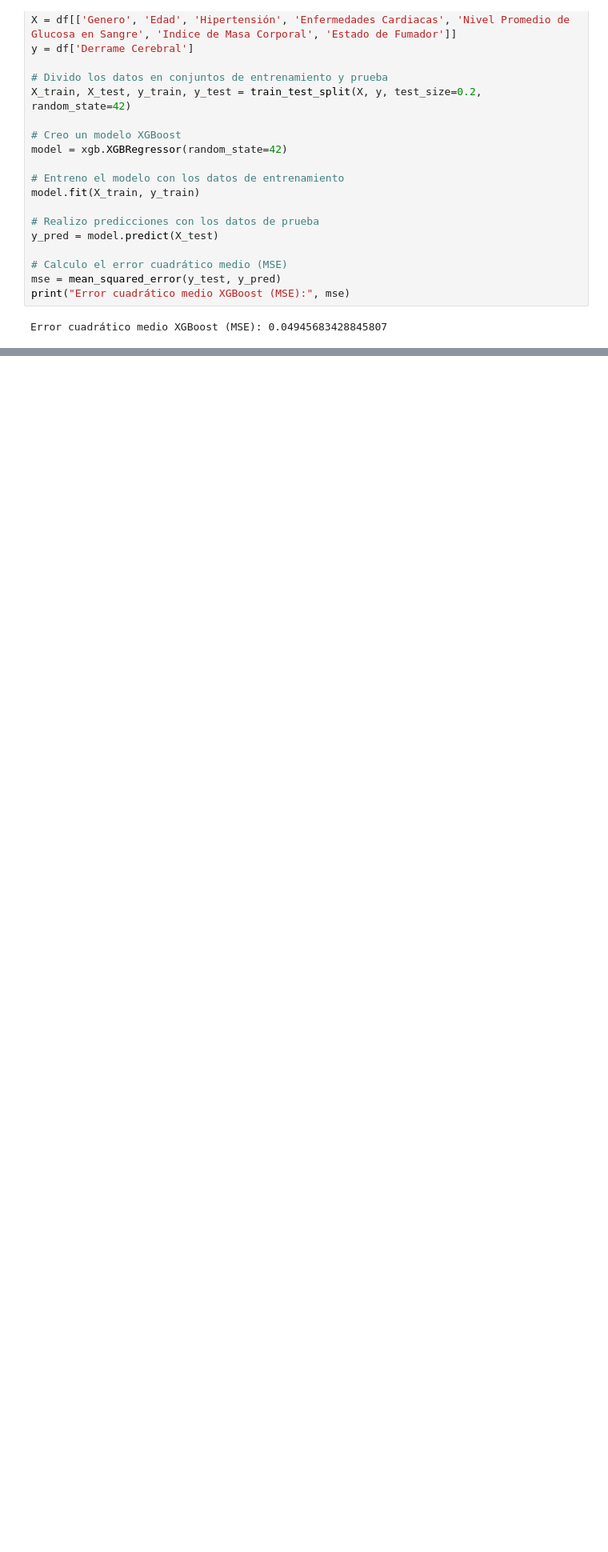
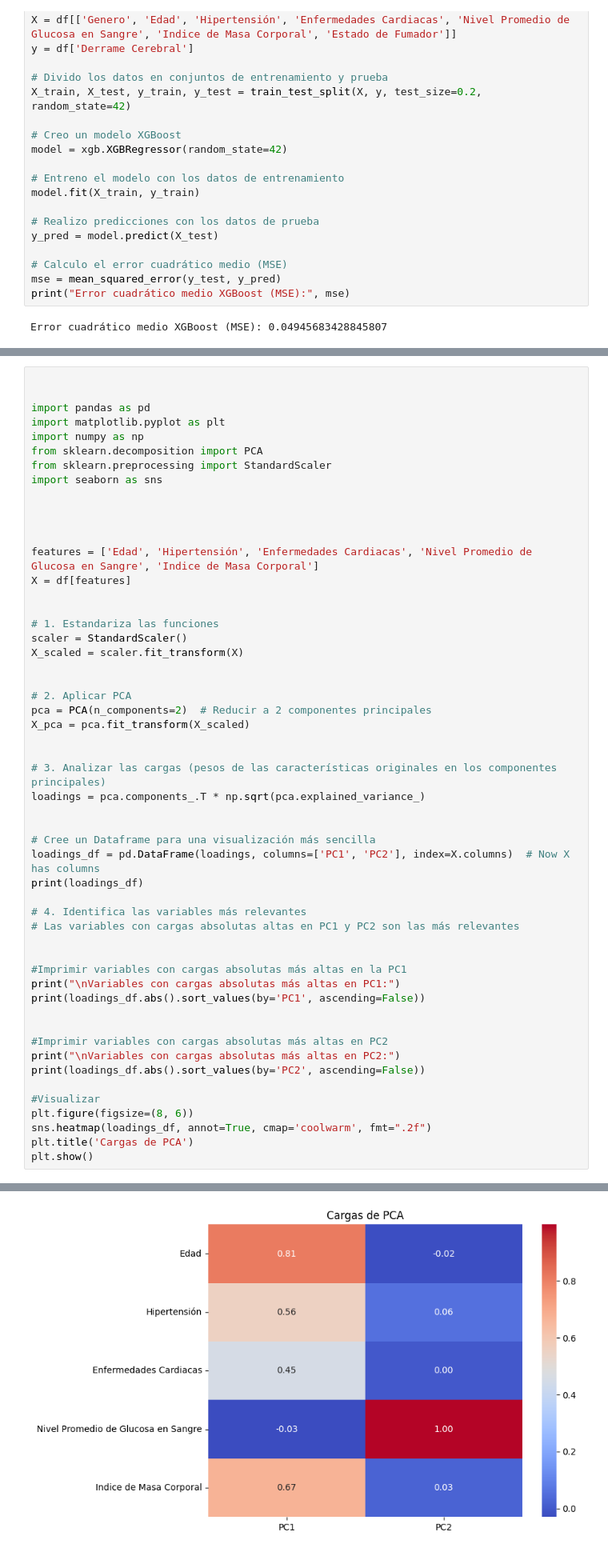
Before and after one commit to MartinGalvao/DataScience, a Jupyter notebook: Proyecto_ParteIII_+Galvao.ipynb, the cells around one changed output, grey strips where cells are left out. Shown at 80% size. Cells and saved outputs as stored; diff of their text form; blank space fills up the shorter version.

```diff
--- a/Proyecto_ParteIII_+Galvao.ipynb
+++ b/Proyecto_ParteIII_+Galvao.ipynb
@@ -1829,0 +1997,54 @@ Error cuadrático medio XGBoost (MSE): 0.04945683428845807
+# %%
+
+
+import pandas as pd
+import matplotlib.pyplot as plt
+import numpy as np
+from sklearn.decomposition import PCA
+from sklearn.preprocessing import StandardScaler
+import seaborn as sns
+
+
+
+
+features = ['Edad', 'Hipertensión', 'Enfermedades Cardiacas', 'Nivel Promedio de Glucosa en Sangre', 'Indice de Masa Corporal']
+X = df[features]
+
+
+# 1. Estandariza las funciones
+scaler = StandardScaler()
+X_scaled = scaler.fit_transform(X)
+
+
+# 2. Aplicar PCA
+pca = PCA(n_components=2)  # Reducir a 2 componentes principales
+X_pca = pca.fit_transform(X_scaled)
+
+
+# 3. Analizar las cargas (pesos de las características originales en los componentes principales)
+loadings = pca.components_.T * np.sqrt(pca.explained_variance_)
+
+
+# Cree un Dataframe para una visualización más sencilla
+loadings_df = pd.DataFrame(loadings, columns=['PC1', 'PC2'], index=X.columns)  # Now X has columns
+print(loadings_df)
+
+# 4. Identifica las variables más relevantes
+# Las variables con cargas absolutas altas en PC1 y PC2 son las más relevantes
+
+
+#Imprimir variables con cargas absolutas más altas en la PC1
+print("\nVariables con cargas absolutas más altas en PC1:")
+print(loadings_df.abs().sort_values(by='PC1', ascending=False))
+
+
+#Imprimir variables con cargas absolutas más altas en PC2
+print("\nVariables con cargas absolutas más altas en PC2:")
+print(loadings_df.abs().sort_values(by='PC2', ascending=False))
+
+#Visualizar
+plt.figure(figsize=(8, 6))
+sns.heatmap(loadings_df, annot=True, cmap='coolwarm', fmt=".2f")
+plt.title('Cargas de PCA')
+plt.show()
+# %% [output]
@@ -1829,0 +2068 @@ Error cuadrático medio XGBoost (MSE): 0.04945683428845807
+[figure, added]
```
Also changed, not shown: parts of 78 cells of this notebook.
